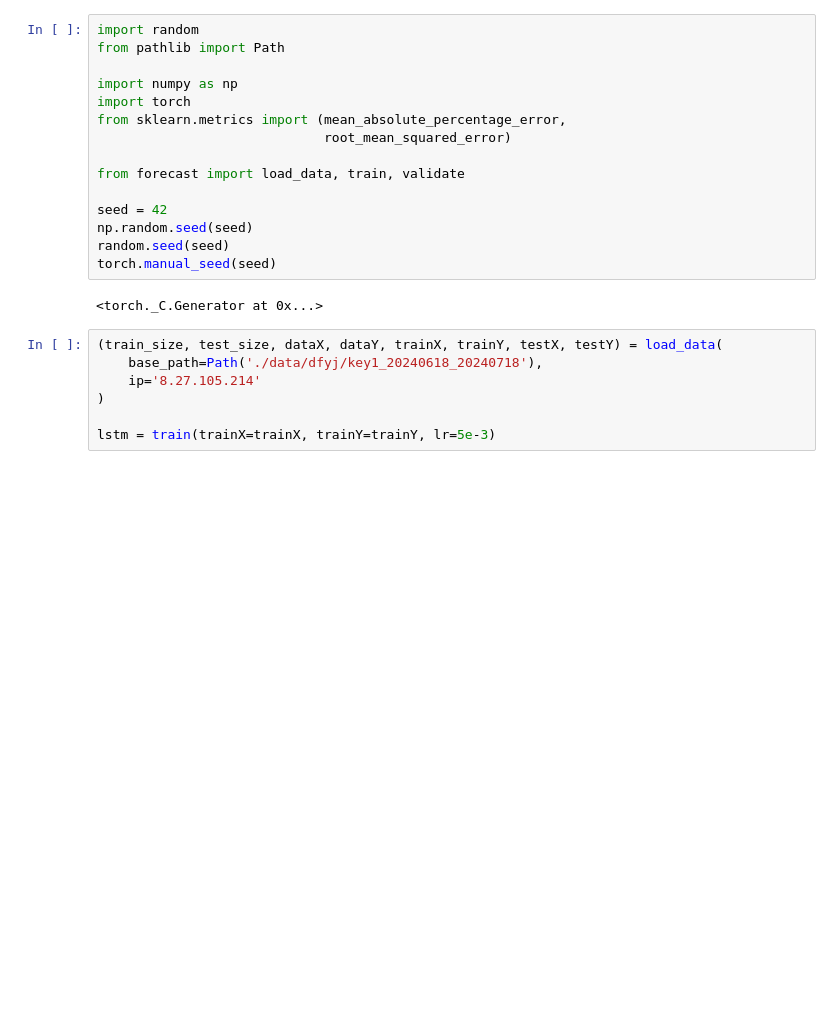
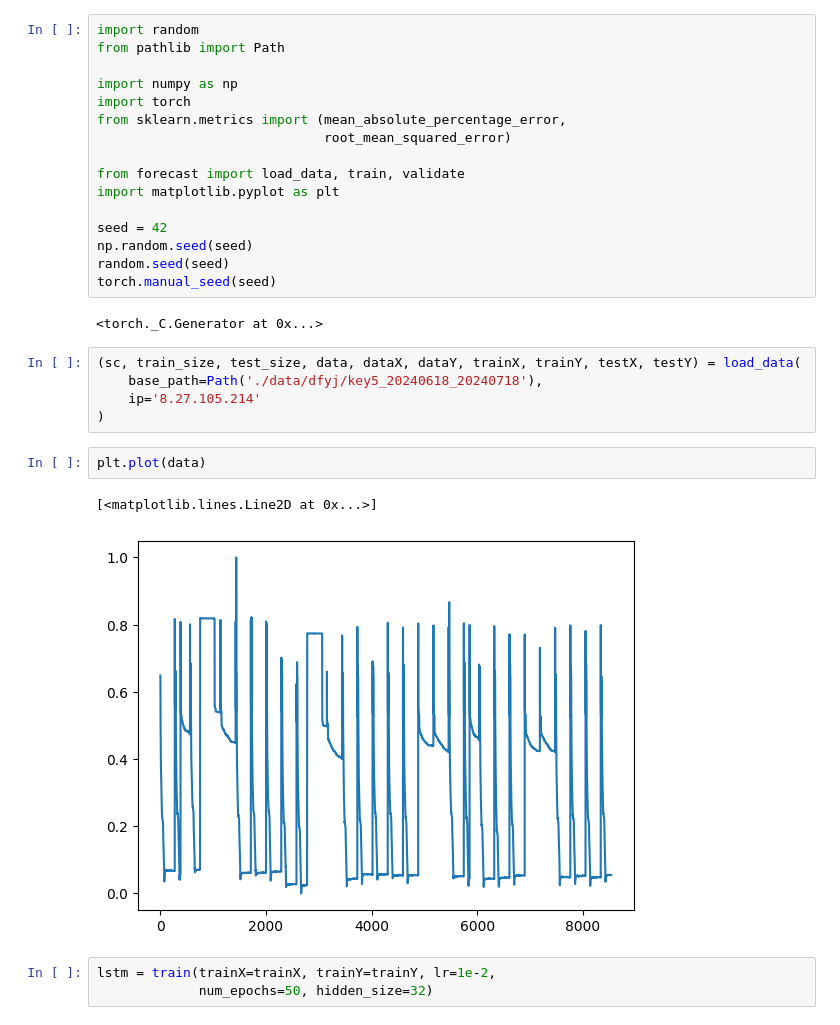
Before and after one commit to jiayinzhang-mint/sn_forecast, a Jupyter notebook: forecast.ipynb, the cells around one changed output. Drawn from its saved outputs; the diff is of its cells as text; blank space fills up the shorter version.

```diff
--- a/forecast.ipynb
+++ b/forecast.ipynb
@@ -8,6 +8,7 @@ from sklearn.metrics import (mean_absolute_percentage_error,
                              root_mean_squared_error)
 
 from forecast import load_data, train, validate
+import matplotlib.pyplot as plt
 
 seed = 42
 np.random.seed(seed)
@@ -16,12 +17,18 @@ torch.manual_seed(seed)
 # %% [output]
 <torch._C.Generator at 0x...>
 # %%
-(train_size, test_size, dataX, dataY, trainX, trainY, testX, testY) = load_data(
-    base_path=Path('./data/dfyj/key1_20240618_20240718'),
+(sc, train_size, test_size, data, dataX, dataY, trainX, trainY, testX, testY) = load_data(
+    base_path=Path('./data/dfyj/key5_20240618_20240718'),
     ip='8.27.105.214'
 )
-
-lstm = train(trainX=trainX, trainY=trainY, lr=5e-3)
+# %%
+plt.plot(data)
+# %% [output]
+[<matplotlib.lines.Line2D at 0x...>]
+[figure, added]
+# %%
+lstm = train(trainX=trainX, trainY=trainY, lr=1e-2,
+             num_epochs=50, hidden_size=32)
 # %%
 lstm.eval()
 train_predict = lstm(dataX)
```
Also changed, not shown: parts of 4 cells of this notebook, 1 other file.
